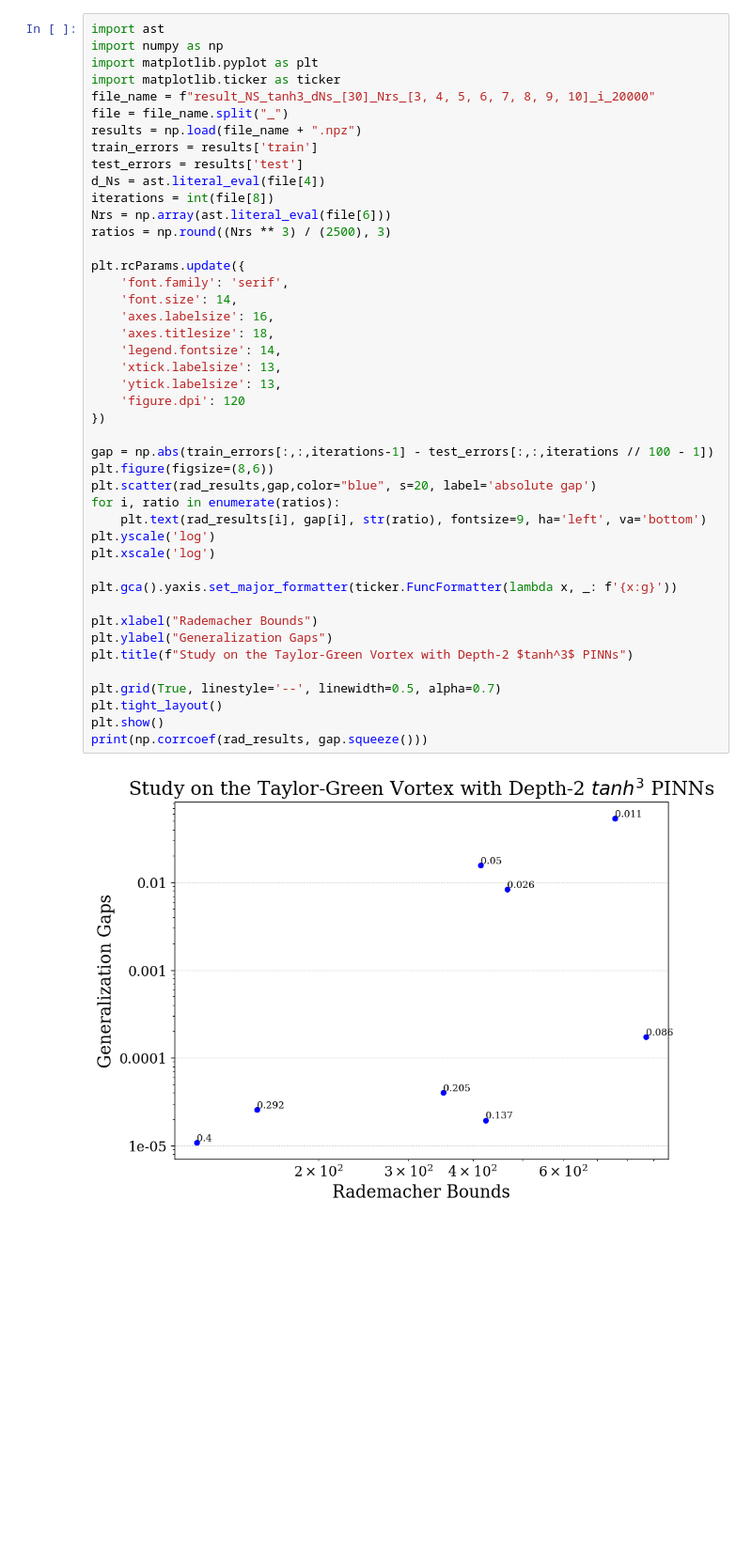
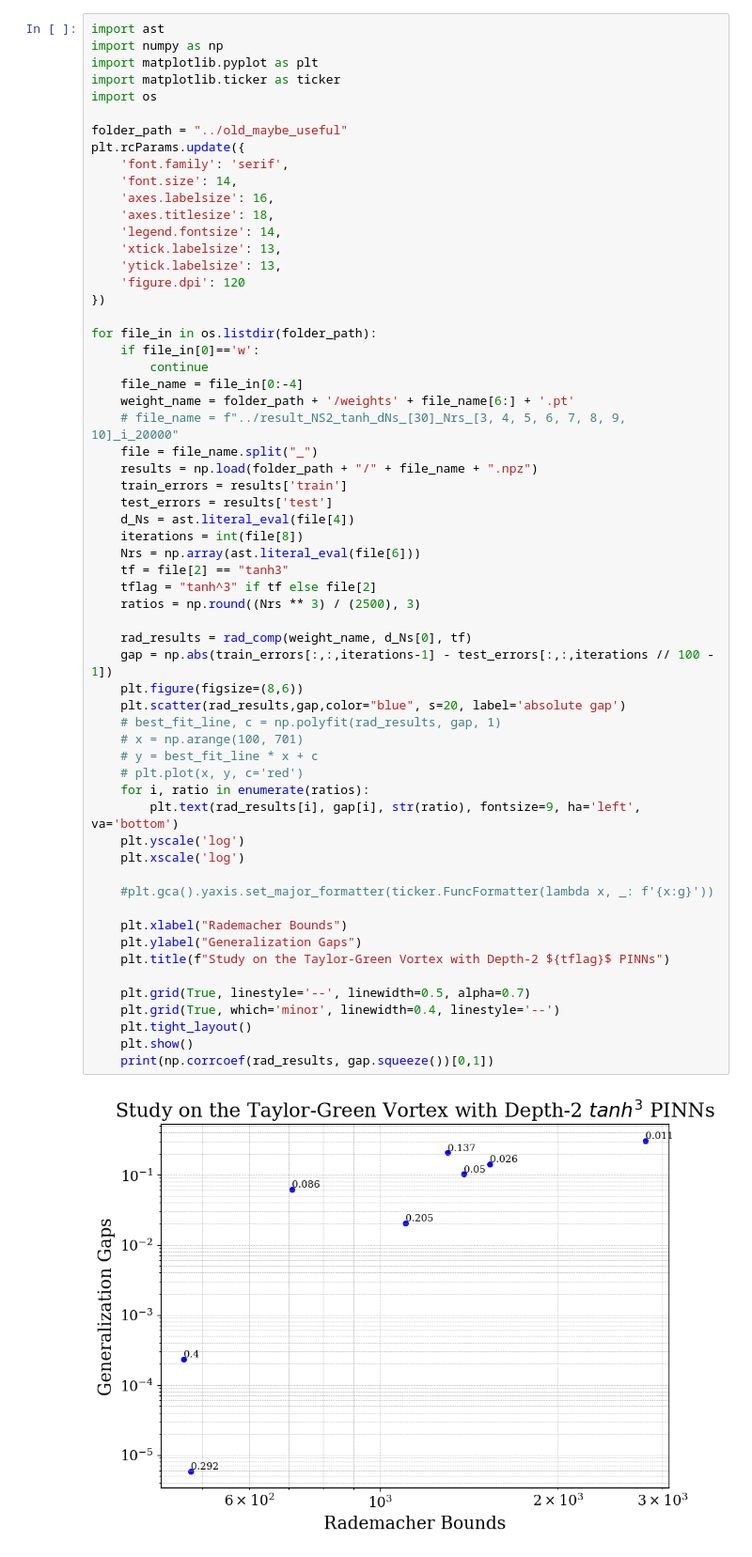
Before and after one commit to SebastienAndreSloan/NS_rademacher, a Jupyter notebook: Results_Rademacher.ipynb, the cells around one changed output. Shown at 94% size. Saved outputs shown, nothing was run; the diff lists cells and outputs as text; blank space fills up the shorter version.

Commit message:
Updated the Result_Rademacher file to plot all teh data in a given folder

```diff
--- a/Results_Rademacher.ipynb
+++ b/Results_Rademacher.ipynb
@@ -75,46 +95,62 @@ print(rad_results)
 # %%
 import ast
 import numpy as np
 import matplotlib.pyplot as plt
 import matplotlib.ticker as ticker
-file_name = f"result_NS_tanh3_dNs_[30]_Nrs_[3, 4, 5, 6, 7, 8, 9, 10]_i_20000"
-file = file_name.split("_")
-results = np.load(file_name + ".npz")
-train_errors = results['train']
-test_errors = results['test']
-d_Ns = ast.literal_eval(file[4])
-iterations = int(file[8])
-Nrs = np.array(ast.literal_eval(file[6]))
-ratios = np.round((Nrs ** 3) / (2500), 3)
+import os
 
+folder_path = "../old_maybe_useful"
 plt.rcParams.update({
     'font.family': 'serif',
     'font.size': 14,
     'axes.labelsize': 16,
     'axes.titlesize': 18,
     'legend.fontsize': 14,
     'xtick.labelsize': 13,
     'ytick.labelsize': 13,
     'figure.dpi': 120
 })
 
-gap = np.abs(train_errors[:,:,iterations-1] - test_errors[:,:,iterations // 100 - 1])
-plt.figure(figsize=(8,6))
-plt.scatter(rad_results,gap,color="blue", s=20, label='absolute gap')
-for i, ratio in enumerate(ratios):
-    plt.text(rad_results[i], gap[i], str(ratio), fontsize=9, ha='left', va='bottom')
-plt.yscale('log')
-plt.xscale('log')
+for file_in in os.listdir(folder_path):
+    if file_in[0]=='w':
+        continue
+    file_name = file_in[0:-4]
+    weight_name = folder_path + '/weights' + file_name[6:] + '.pt'
+    # file_name = f"../result_NS2_tanh_dNs_[30]_Nrs_[3, 4, 5, 6, 7, 8, 9, 10]_i_20000"
+    file = file_name.split("_")
+    results = np.load(folder_path + "/" + file_name + ".npz")
+    train_errors = results['train']
+    test_errors = results['test']
+    d_Ns = ast.literal_eval(file[4])
+    iterations = int(file[8])
+    Nrs = np.array(ast.literal_eval(file[6]))
+    tf = file[2] == "tanh3"
+    tflag = "tanh^3" if tf else file[2]
+    ratios = np.round((Nrs ** 3) / (2500), 3)
 
-plt.gca().yaxis.set_major_formatter(ticker.FuncFormatter(lambda x, _: f'{x:g}'))
+    rad_results = rad_comp(weight_name, d_Ns[0], tf)
+    gap = np.abs(train_errors[:,:,iterations-1] - test_errors[:,:,iterations // 100 - 1])
+    plt.figure(figsize=(8,6))
+    plt.scatter(rad_results,gap,color="blue", s=20, label='absolute gap')
+    # best_fit_line, c = np.polyfit(rad_results, gap, 1)
+    # x = np.arange(100, 701)
+    # y = best_fit_line * x + c
+    # plt.plot(x, y, c='red')
+    for i, ratio in enumerate(ratios):
+        plt.text(rad_results[i], gap[i], str(ratio), fontsize=9, ha='left', va='bottom')
+    plt.yscale('log')
+    plt.xscale('log')
 
-plt.xlabel("Rademacher Bounds")
-plt.ylabel("Generalization Gaps")
-plt.title(f"Study on the Taylor-Green Vortex with Depth-2 $tanh^3$ PINNs")
+    #plt.gca().yaxis.set_major_formatter(ticker.FuncFormatter(lambda x, _: f'{x:g}'))
 
-plt.grid(True, linestyle='--', linewidth=0.5, alpha=0.7)
-plt.tight_layout()
-plt.show()
-print(np.corrcoef(rad_results, gap.squeeze()))
+    plt.xlabel("Rademacher Bounds")
+    plt.ylabel("Generalization Gaps")
+    plt.title(f"Study on the Taylor-Green Vortex with Depth-2 ${tflag}$ PINNs")
+
+    plt.grid(True, linestyle='--', linewidth=0.5, alpha=0.7)
+    plt.grid(True, which='minor', linewidth=0.4, linestyle='--')
+    plt.tight_layout()
+    plt.show()
+    print(np.corrcoef(rad_results, gap.squeeze())[0,1])
 # %% [output]
-[figure, old version]
+[figure, new version]
```
Also changed, not shown: parts of 3 cells of this notebook.
